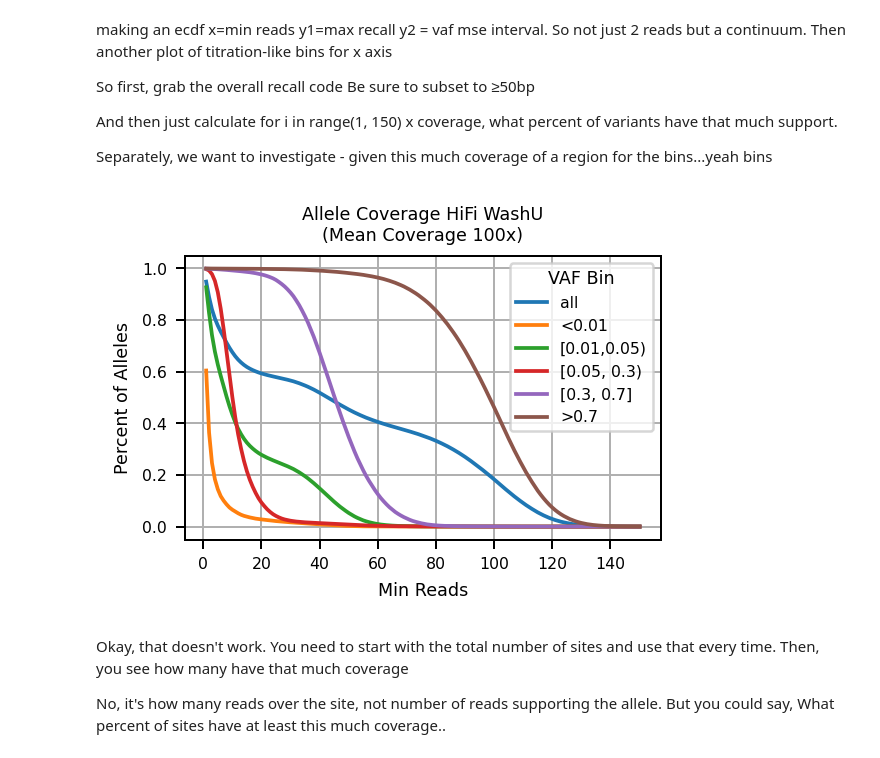
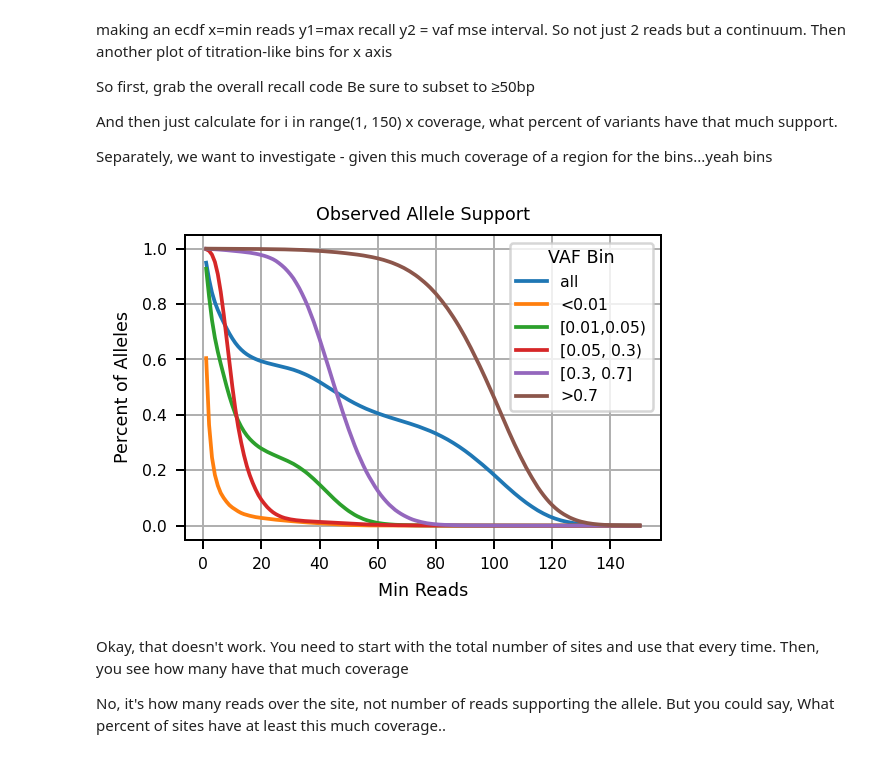
Before and after one commit to BCM-HGSC/SMaHT_MIMS, a Jupyter notebook: allele_delta/RecallTitration.ipynb, the cells around one changed output. Saved outputs shown, nothing was run; the diff lists cells and outputs as text; code cells hidden in the pictures.

```diff
--- a/allele_delta/RecallTitration.ipynb
+++ b/allele_delta/RecallTitration.ipynb
@@ -63,35 +63,38 @@ for i, fn in enumerate(files):
     tech = {'hifi': 'HiFi', 'ontStd':"ONT"}[tech]
 
     subset = measure['expected_len'].abs() >= 0
     rare = measure['expected_vaf'] < 0.01
     ultra_low = measure['expected_vaf'].between(0.01, 0.5, inclusive='left')
     low = measure['expected_vaf'].between(0.05, 0.30, inclusive='left')
     medium = measure['expected_vaf'].between(0.30, 0.70)
     high = measure['expected_vaf'] > 0.70
 
     def foo(x, min_reads, name):
         tp = (x['read_count'] >= min_reads).sum()
         total = len(x)
         fn = total - tp
         return [tp, fn, total, tp/total, min_reads, name]
 
     rows = []
     for name, df in [('all', subset), ('<0.01', rare), ('[0.01,0.05)', ultra_low),
                      ('[0.05, 0.3)', low), ('[0.3, 0.7]', medium), ('>0.7', high)]:
         view = measure[subset & df]
         for cov_x in range(1, 151):
             rows.append(foo(view, cov_x, name))
 
     r = pd.DataFrame(rows, columns=['TP', 'FN', 'total', 'recall', "min reads", "VAF Bin"])
 
     mean_cov = measure.drop_duplicates(subset=['chrom', 'start', 'end'])['coverage'].mean().astype(int)
     p = sb.lineplot(data=r, x="min reads", y="recall", hue='VAF Bin', ax = ax[0][i])
-    _ = p.set(ylabel="Percent of Alleles", xlabel="Min Reads", title=f"Allele Coverage {tech} {center}\n(Mean Coverage {mean_cov}x)")
+    _ = p.set(ylabel="Percent of Alleles", xlabel="Min Reads",
+              #title=f"Allele Coverage {tech} {center}\n(Mean Coverage {mean_cov}x)",
+              title=f"Observed Allele Support",
+             )
     plt.grid()
 plt.tight_layout()
 plt.show()
 # %% [output]
-[figure, old version]
+[figure, new version]
 # %% [markdown]
 Okay, that doesn't work. You need to start with the total number of sites and use that every time.
 Then, you see how many have that much coverage
```
Also changed, not shown: parts of 5 cells of this notebook, 2 other files.
